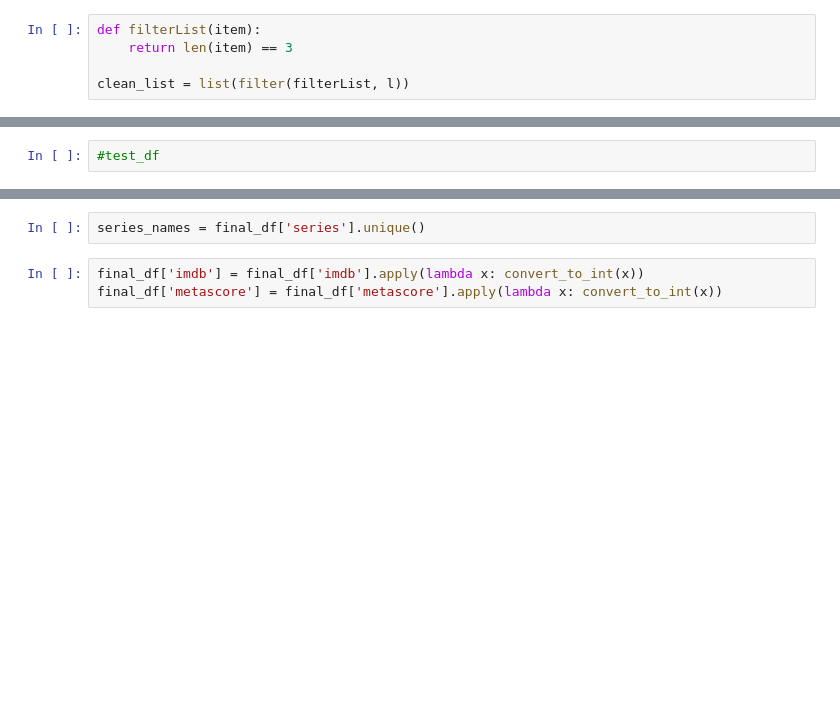
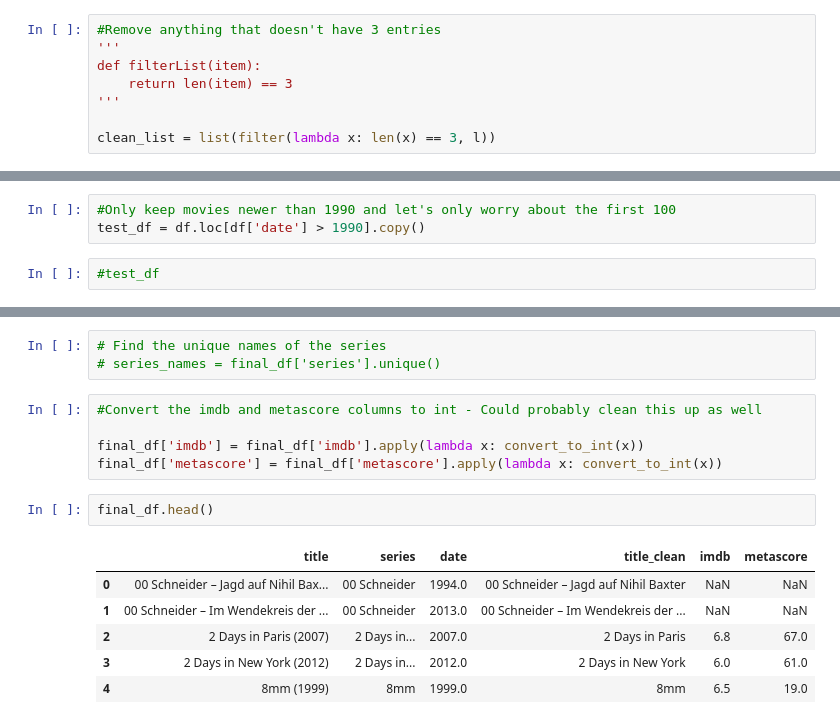
Before and after one commit to DanieldeR/Movie-Sequels, a Jupyter notebook: data_cleaning/get_data.ipynb, the cells around one changed output, grey strips where cells are left out. Saved outputs shown, nothing was run; the diff lists cells and outputs as text; blank space fills up the shorter version.

Commit message:
Added a bunch more movies

```diff
--- a/data_cleaning/get_data.ipynb
+++ b/data_cleaning/get_data.ipynb
@@ -62,9 +83,12 @@ def query_api(title, year):
 l = [item.text.split('\n') for item in soup.find('div', {'class': 'div-col'}).find_all('li')]
 # %%
+#Remove anything that doesn't have 3 entries
+'''
 def filterList(item):
     return len(item) == 3
+'''
 
-clean_list = list(filter(filterList, l))
+clean_list = list(filter(lambda x: len(x) == 3, l))
 # %%
 #TODO: refactor to work with more than 2 movies
 titles = [[{'title':item[1], 'series': item[0]}, {'title':item[2], 'series':item[0]}] for item in clean_list]
@@ -109,3 +133,6 @@ test_df = df.loc[df['date'] > 1990].head(100).copy()
+# %%
+#Only keep movies newer than 1990 and let's only worry about the first 100
+test_df = df.loc[df['date'] > 1990].copy()
 # %%
 #test_df
 # %%
@@ -114,5 +160,17 @@ final_df = test_df.merge(test_df.apply(lambda x: pd.Series(query_api(x['title_cl
-# %%
-series_names = final_df['series'].unique()
+# %%
+# Find the unique names of the series
+# series_names = final_df['series'].unique()
 # %%
+#Convert the imdb and metascore columns to int - Could probably clean this up as well
+
 final_df['imdb'] = final_df['imdb'].apply(lambda x: convert_to_int(x))
 final_df['metascore'] = final_df['metascore'].apply(lambda x: convert_to_int(x))
+# %%
+final_df.head()
+# %% [output]
+|  | title | series | date | title_clean | imdb | metascore |
+| 0 | 00 Schneider – Jagd auf Nihil Bax... | 00 Schneider | 1994.0 | 00 Schneider – Jagd auf Nihil Baxter | NaN | NaN |
+| 1 | 00 Schneider – Im Wendekreis der ... | 00 Schneider | 2013.0 | 00 Schneider – Im Wendekreis der ... | NaN | NaN |
+| 2 | 2 Days in Paris (2007) | 2 Days in... | 2007.0 | 2 Days in Paris | 6.8 | 67.0 |
+| 3 | 2 Days in New York (2012) | 2 Days in... | 2012.0 | 2 Days in New York | 6.0 | 61.0 |
+| 4 | 8mm (1999) | 8mm | 1999.0 | 8mm | 6.5 | 19.0 |
```
Also changed, not shown: parts of 23 cells of this notebook, 2 other files.
